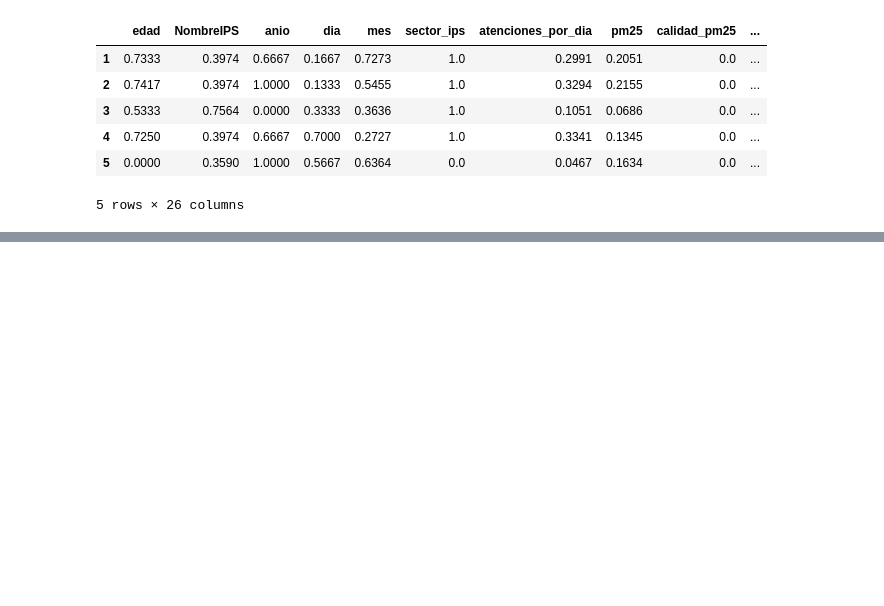
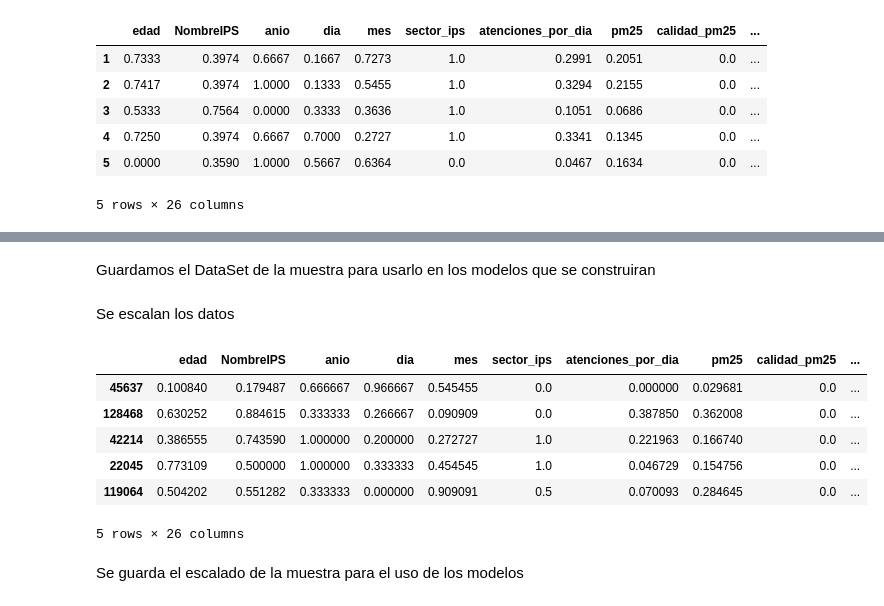
Before and after one commit to kennethLeonel/Atenciones-Medicas, a Jupyter notebook: preprocesamiento.ipynb, the cells around one changed output, grey strips where cells are left out. Saved outputs shown, nothing was run; the diff lists cells and outputs as text; code cells hidden in the pictures; blank space fills up the shorter version.

```diff
--- a/preprocesamiento.ipynb
+++ b/preprocesamiento.ipynb
@@ -1722,0 +1810,2 @@ datosEstudio2024.to_csv('data/analytics/datasetEstudio-2021-2024Escalados.csv',
+# %% [markdown]
+Guardamos el DataSet de la muestra para usarlo en los modelos que se construiran
@@ -1722,0 +1814,25 @@ datosEstudio2024.to_csv('data/analytics/datasetEstudio-2021-2024Escalados.csv',
+# %% [markdown]
+Se escalan los datos
+# %%
+# Seleccionar las columnas categóricas automáticamente
+cols_categoricas = datasetMuestra.select_dtypes(include=['object', 'category']).columns
+
+# Crear instancia de OrdinalEncoder sin definir orden (usa orden alfabético)
+encoder = OrdinalEncoder()
+
+# Aplicar la transformación directamente a las columnas categóricas
+datasetMuestra[cols_categoricas] = encoder.fit_transform(datasetMuestra[cols_categoricas])
+
+scaler = MinMaxScaler()
+datasetMuestra[datasetMuestra.columns] = scaler.fit_transform(datasetMuestra[datasetMuestra.columns])
+datasetMuestra.head()
+# %% [output]
+|  | edad | NombreIPS | anio | dia | mes | sector_ips | atenciones_por_dia | pm25 | calidad_pm25 | ... |
+| 45637 | 0.100840 | 0.179487 | 0.666667 | 0.966667 | 0.545455 | 0.0 | 0.000000 | 0.029681 | 0.0 | ... |
+| 128468 | 0.630252 | 0.884615 | 0.333333 | 0.266667 | 0.090909 | 0.0 | 0.387850 | 0.362008 | 0.0 | ... |
+| 42214 | 0.386555 | 0.743590 | 1.000000 | 0.200000 | 0.272727 | 1.0 | 0.221963 | 0.166740 | 0.0 | ... |
+| 22045 | 0.773109 | 0.500000 | 1.000000 | 0.333333 | 0.454545 | 1.0 | 0.046729 | 0.154756 | 0.0 | ... |
+| 119064 | 0.504202 | 0.551282 | 0.333333 | 0.000000 | 0.909091 | 0.5 | 0.070093 | 0.284645 | 0.0 | ... |
+5 rows × 26 columns
+# %% [markdown]
+Se guarda el escalado de la muestra para el uso de los modelos
```
Also changed, not shown: parts of 12 cells of this notebook, 1 other file.
